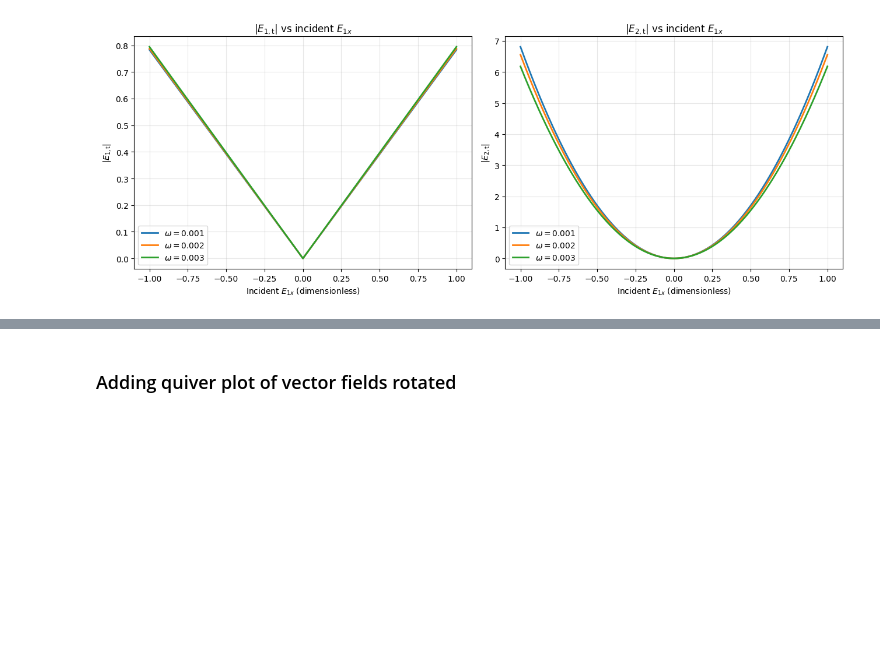
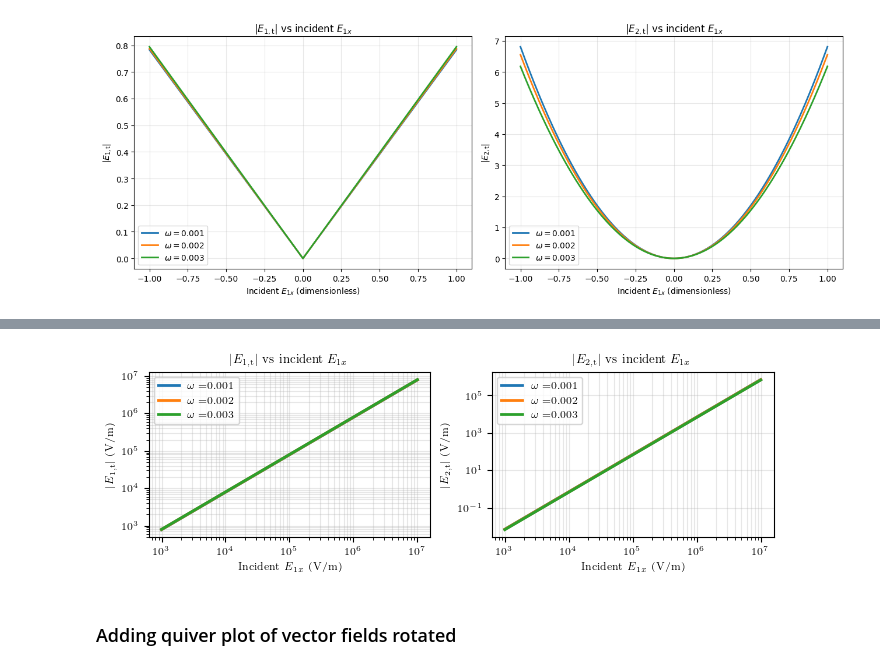
Before and after one commit to OlesMatsyshyn/Quantum-Material-Enhanced-Learning, a Jupyter notebook: Conductivities_with_filter_plotting.ipynb, the cells around one changed output, grey strips where cells are left out. Drawn from its saved outputs; the diff is of its cells as text; code cells hidden in the pictures; blank space fills up the shorter version.

```diff
--- a/Conductivities_with_filter_plotting.ipynb
+++ b/Conductivities_with_filter_plotting.ipynb
@@ -736,3 +811,30 @@ plt.show()
+# %%
+import matplotlib.pyplot as plt
+
+fig, axes = plt.subplots(1, 2, figsize=(6.9, 2.4), sharex=True)
+
+for omega, label in zip(omega_values_vm, omega_labels_vm):
+    axes[0].plot(E1_in_vals_vm, freq_results_vm[omega]['E1_t_Vm_norm'], lw=2, label=label)
+    axes[1].plot(E1_in_vals_vm, freq_results_vm[omega]['E2_t_Vm_norm'], lw=2, label=label)
+
+axes[0].set_title(r'$|E_{1,\mathrm{t}}|$ vs incident $E_{1x}$')
+axes[1].set_title(r'$|E_{2,\mathrm{t}}|$ vs incident $E_{1x}$')
+
+for ax in axes:
+    ax.set_xlabel(r'Incident $E_{1x}$ (V/m)')
+    ax.set_xscale('log')
+    ax.set_yscale('log')
+    ax.grid(True, which='both', alpha=0.3)
+    ax.legend()
+
+axes[0].set_ylabel(r'$|E_{1,\mathrm{t}}|$ (V/m)')
+axes[1].set_ylabel(r'$|E_{2,\mathrm{t}}|$ (V/m)')
+
+plt.tight_layout()
+plt.savefig("transmitted_harmonics_amplitudes_single_surface.pdf", dpi=300)
+plt.show()
+# %% [output]
+[figure, added]
 # %% [markdown]
 ### Adding quiver plot of vector fields rotated
 # %%
```
Also changed, not shown: parts of 9 cells of this notebook, 3 other files.
